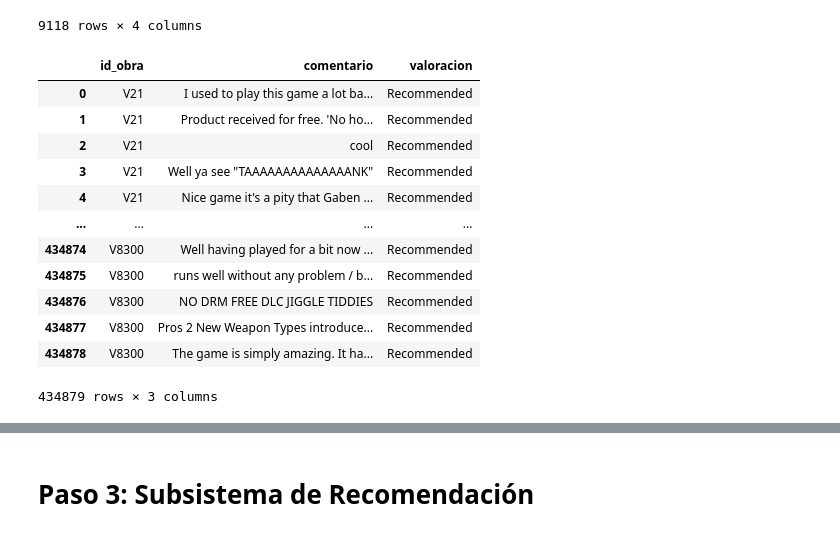
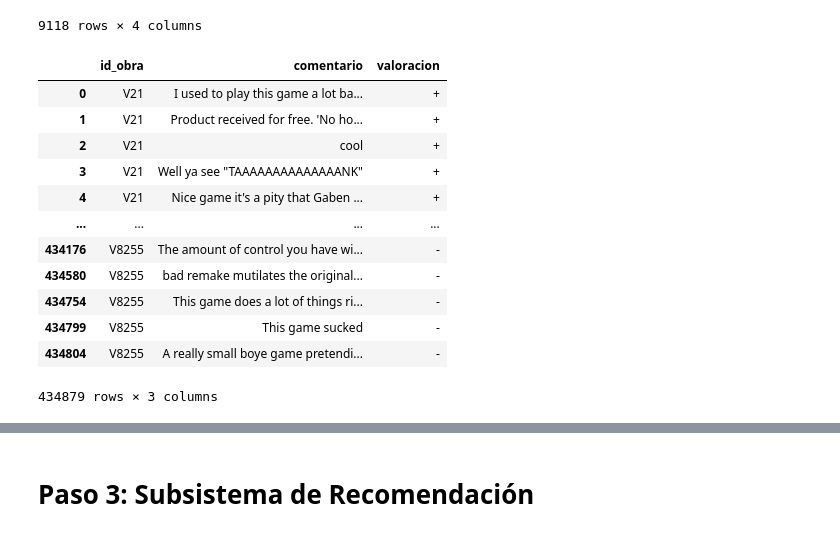
Before and after one commit to adrygp/ABP-FindMo, a Jupyter notebook: FindMo.ipynb, the cells around one changed output, grey strips where cells are left out. Cells and saved outputs as stored; diff of their text form; code cells hidden in the pictures.

Commit message:
Implementación de comentarios bien (para videojuegos y cine). Formato estandarizado

```diff
--- a/FindMo.ipynb
+++ b/FindMo.ipynb
@@ -138,26 +137,35 @@ listadoCineDescripcion[['id_obra', 'medio', 'nombre', 'descripcion']].dropna()
 | 85843 | C9134 | C | Kaithi | A recently released prisoner beco... |
 9118 rows × 4 columns
 # %%
-# Creamos el listado que contiene los comentarios asociados a cada obra:
+# Creamos y almacenamos el listado que contiene los comentarios asociados a cada obra:
+# Videojuegos (Comentarios):
 listadoComentariosVideojuegos = pd.merge(listadoDescripcionVideojuegos, originalSteamReviews, left_on='nombre', right_on='title')
 
 listadoComentariosVideojuegos = listadoComentariosVideojuegos.rename(columns={'review':'comentario', 'recommendation':'valoracion'})
 
-# Almacenamos el listado obtenido en un fichero CSV (se concatena al final del mismo)
+videojuegosPositivos = listadoComentariosVideojuegos[listadoComentariosVideojuegos['valoracion'] == 'Recommended'].copy()
+videojuegosPositivos['valoracion'] = '+'
+
+videojuegosNegativos = listadoComentariosVideojuegos[listadoComentariosVideojuegos['valoracion'] == 'Not Recommended'].copy()
+videojuegosNegativos['valoracion'] = '-'
+
+listadoComentariosVideojuegos = pd.concat([videojuegosPositivos, videojuegosNegativos])
+
+# Almacenamos el listado obtenido en un fichero CSV:
 listadoComentariosVideojuegos[['id_obra', 'comentario', 'valoracion']].to_csv('system_datasets/obras_comentarios.csv', index=False)
 
 listadoComentariosVideojuegos[['id_obra', 'comentario', 'valoracion']]
 # %% [output]
 |  | id_obra | comentario | valoracion |
-| 0 | V21 | I used to play this game a lot ba... | Recommended |
-| 1 | V21 | Product received for free. 'No ho... | Recommended |
-| 2 | V21 | cool | Recommended |
-| 3 | V21 | Well ya see "TAAAAAAAAAAAAAANK" | Recommended |
-| 4 | V21 | Nice game it's a pity that Gaben ... | Recommended |
+| 0 | V21 | I used to play this game a lot ba... | + |
+| 1 | V21 | Product received for free. 'No ho... | + |
+| 2 | V21 | cool | + |
+| 3 | V21 | Well ya see "TAAAAAAAAAAAAAANK" | + |
+| 4 | V21 | Nice game it's a pity that Gaben ... | + |
 | ... | ... | ... | ... |
-| 434874 | V8300 | Well having played for a bit now ... | Recommended |
-| 434875 | V8300 | runs well without any problem / b... | Recommended |
-| 434876 | V8300 | NO DRM FREE DLC JIGGLE TIDDIES | Recommended |
-| 434877 | V8300 | Pros 2 New Weapon Types introduce... | Recommended |
-| 434878 | V8300 | The game is simply amazing. It ha... | Recommended |
+| 434176 | V8255 | The amount of control you have wi... | - |
+| 434580 | V8255 | bad remake mutilates the original... | - |
+| 434754 | V8255 | This game does a lot of things ri... | - |
+| 434799 | V8255 | This game sucked | - |
+| 434804 | V8255 | A really small boye game pretendi... | - |
 434879 rows × 3 columns
```
Also changed, not shown: parts of 5 cells of this notebook.
